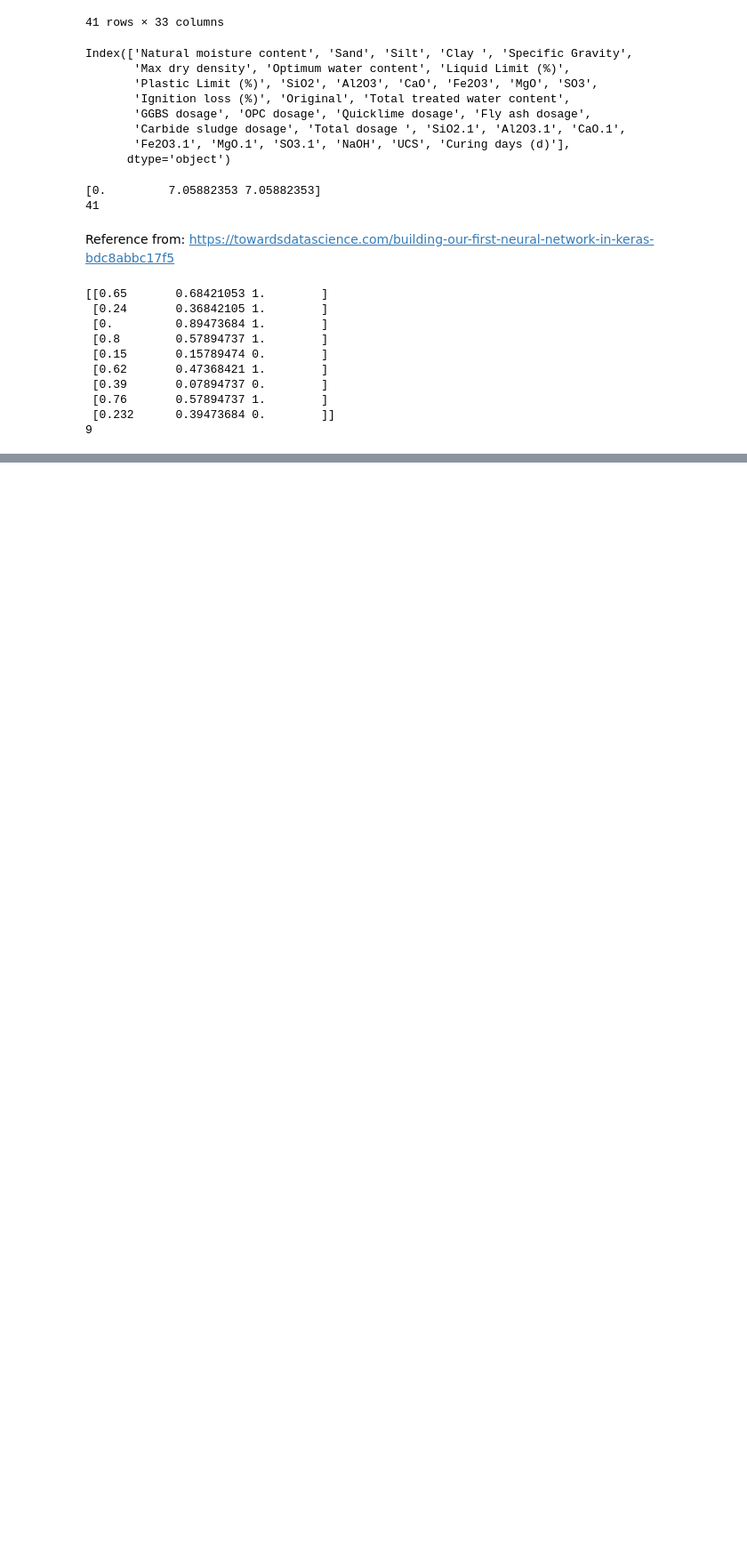
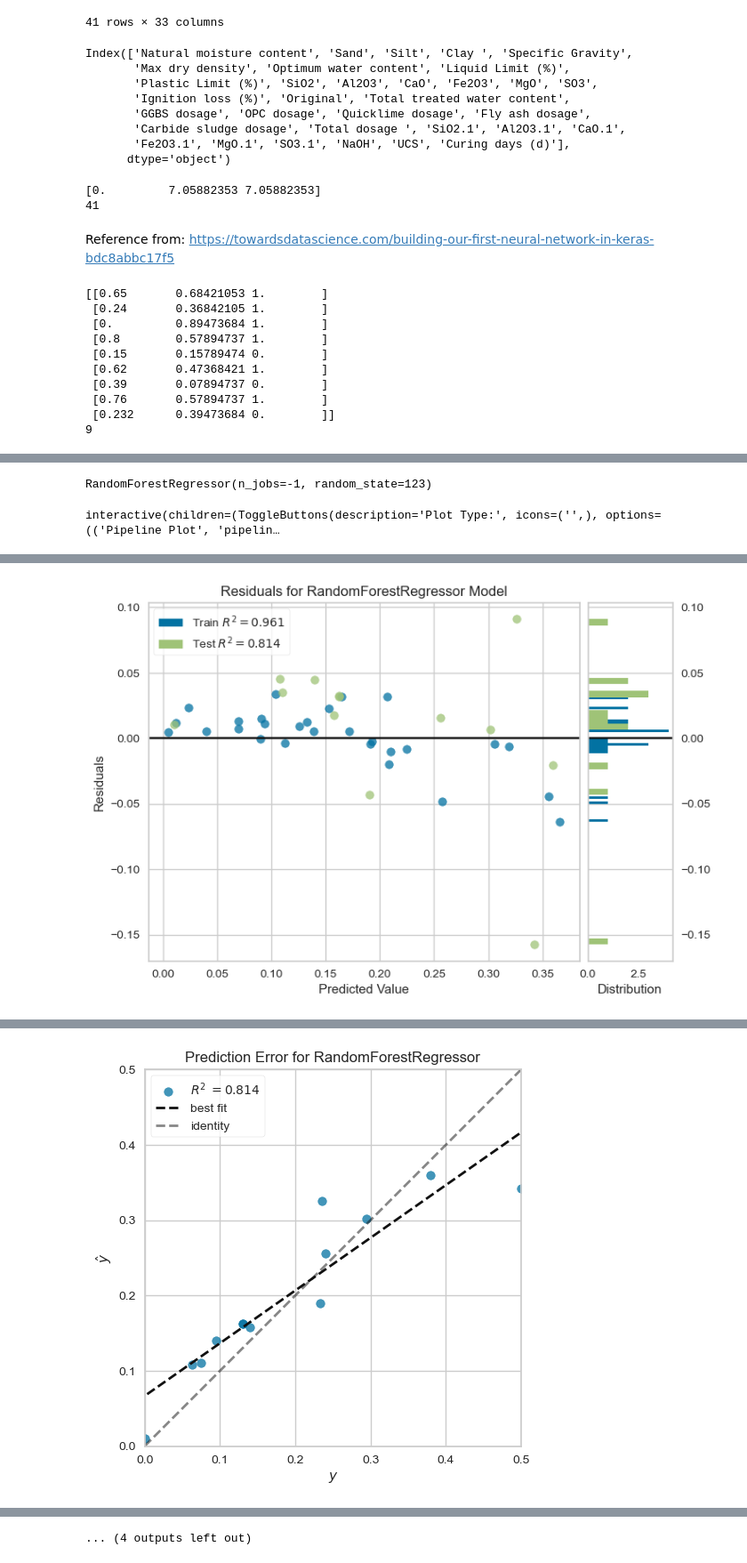
Before and after one commit to felixthe-cat/Personal_Projects, a Jupyter notebook: Jasmine's FYP/DCM_predictor.ipynb, the cells around one changed output, grey strips where cells are left out. Shown at 89% size. Cells and saved outputs as stored; diff of their text form; code cells hidden in the pictures; blank space fills up the shorter version.

```diff
--- a/Jasmine's FYP/DCM_predictor.ipynb
+++ b/Jasmine's FYP/DCM_predictor.ipynb
@@ -218,0 +279,3 @@ plt.show()
+# %%
+# functional API
+best = compare_models()
@@ -218,0 +303,22 @@ plt.show()
+# %%
+print(best)
+# %% [output]
+RandomForestRegressor(n_jobs=-1, random_state=123)
+# %%
+# functional API
+evaluate_model(best)
+# %% [output]
+interactive(children=(ToggleButtons(description='Plot Type:', icons=('',), options=(('Pipeline Plot', 'pipelin…
+# %%
+# functional API
+plot_model(best, plot = 'residuals')
+plot_model(best, plot = 'error')
+plot_model(best, plot = 'cooks')
+# plot_model(best, plot = 'rfe')
+plot_model(best, plot = 'learning')
+plot_model(best, plot = 'vc')
+# plot_model(best, plot = 'manifold')
+plot_model(best, plot = 'feature')
+plot_model(best, plot = 'feature_all')
+plot_model(best, plot = 'parameter')
+# %% [output]
@@ -218,0 +326 @@ plt.show()
+[figure, added]
@@ -218,0 +328 @@ plt.show()
+[figure, added]
@@ -218,0 +337 @@ plt.show()
+... (4 outputs left out)
```
Also changed, not shown: parts of 12 cells of this notebook, 3 other files.
